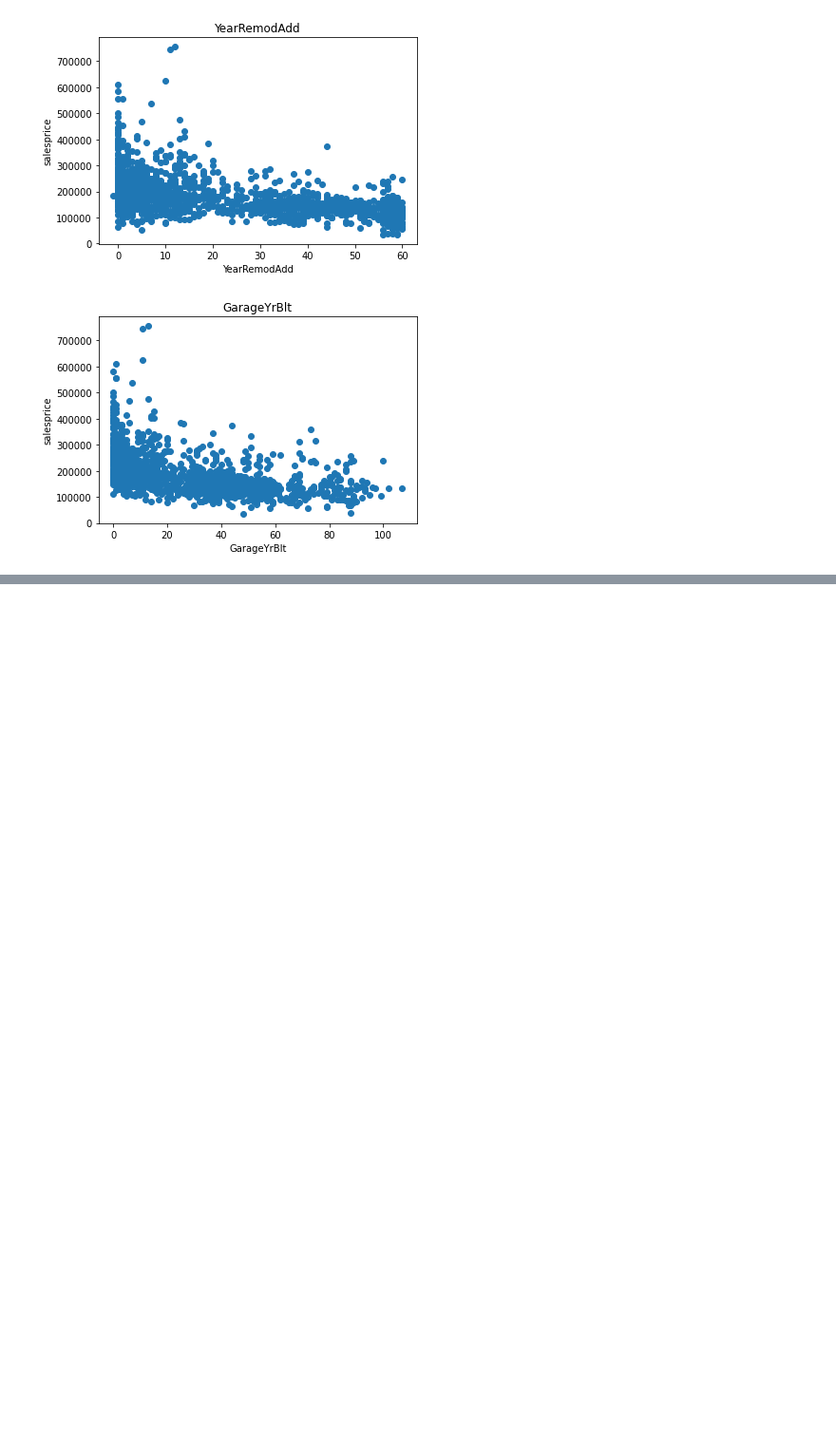
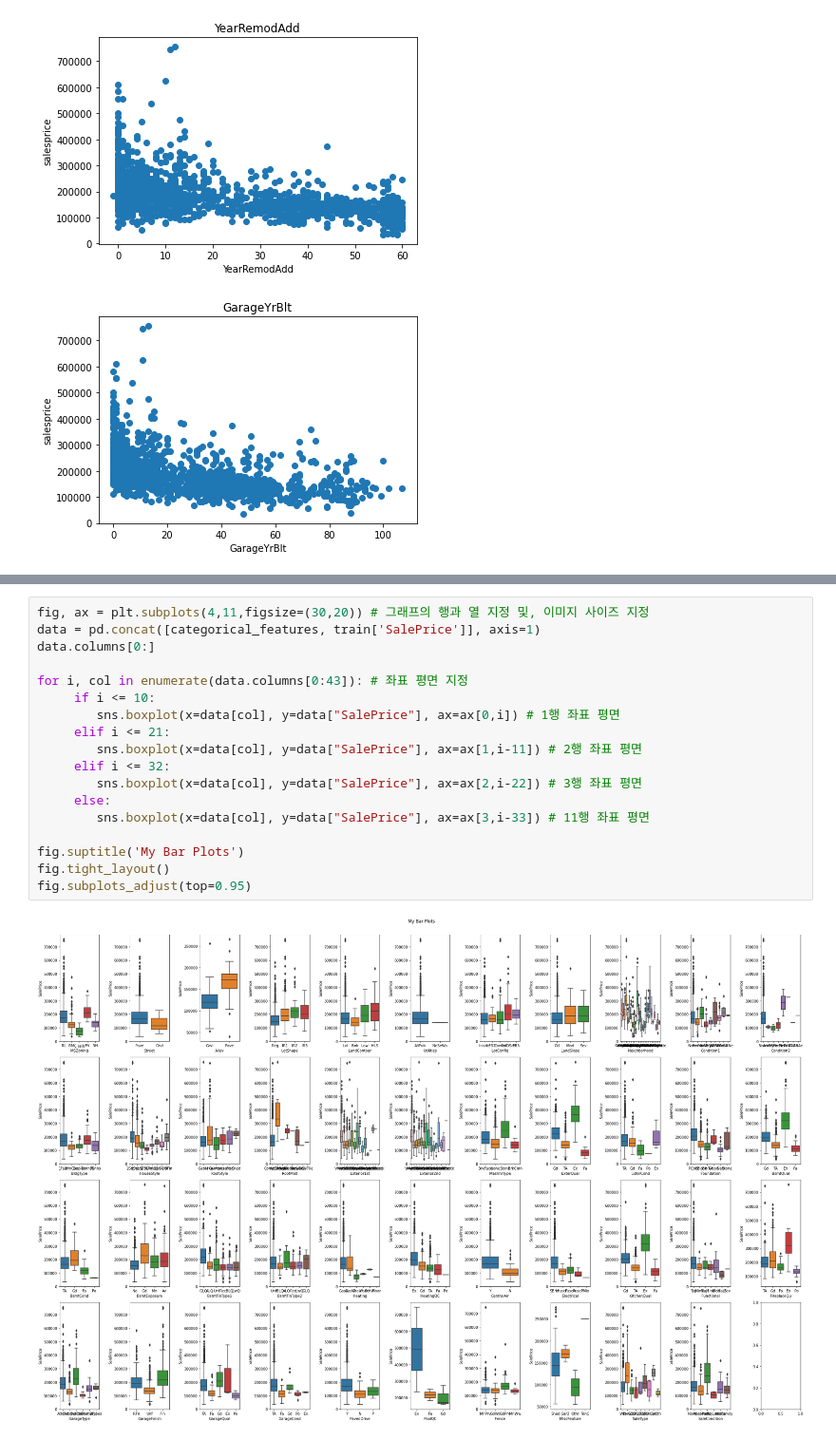
Before and after one commit to danbikiki/machine-learning, a Jupyter notebook: house_price.ipynb, the cells around one changed output, grey strips where cells are left out. Shown at 95% size. Saved outputs shown, nothing was run; the diff lists cells and outputs as text; blank space fills up the shorter version.

```diff
--- a/house_price.ipynb
+++ b/house_price.ipynb
@@ -247,0 +327,20 @@ for fea in year_fea:
+# %%
+fig, ax = plt.subplots(4,11,figsize=(30,20)) # 그래프의 행과 열 지정 및, 이미지 사이즈 지정
+data = pd.concat([categorical_features, train['SalePrice']], axis=1)
+data.columns[0:]
+
+for i, col in enumerate(data.columns[0:43]): # 좌표 평면 지정
+     if i <= 10:
+        sns.boxplot(x=data[col], y=data["SalePrice"], ax=ax[0,i]) # 1행 좌표 평면
+     elif i <= 21:
+        sns.boxplot(x=data[col], y=data["SalePrice"], ax=ax[1,i-11]) # 2행 좌표 평면
+     elif i <= 32:
+        sns.boxplot(x=data[col], y=data["SalePrice"], ax=ax[2,i-22]) # 3행 좌표 평면
+     else:
+        sns.boxplot(x=data[col], y=data["SalePrice"], ax=ax[3,i-33]) # 11행 좌표 평면
+
+fig.suptitle('My Bar Plots')
+fig.tight_layout()
+fig.subplots_adjust(top=0.95)
+# %% [output]
+[figure, added]
```
Also changed, not shown: parts of 5 cells of this notebook.
